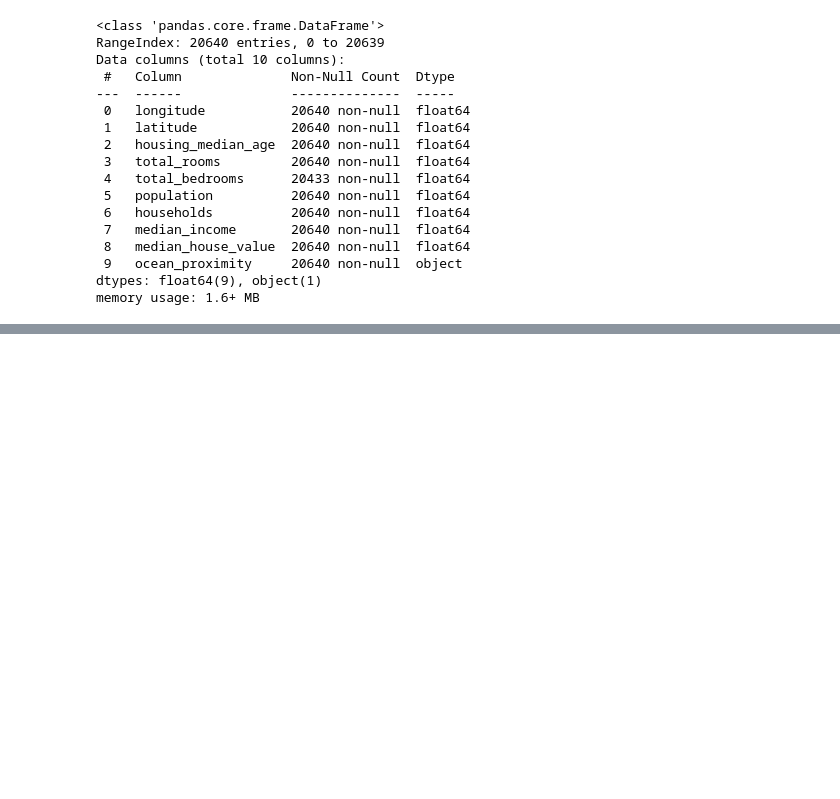
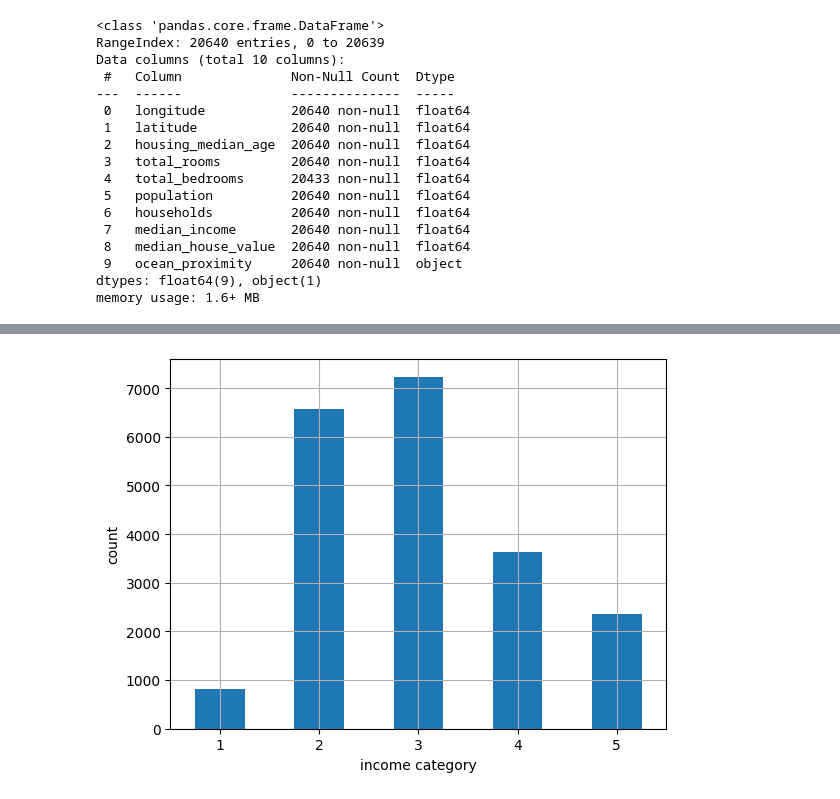
Before and after one commit to gracesjy/handsonml2, a Jupyter notebook: 2장.ipynb, the cells around one changed output, grey strips where cells are left out. Cells and saved outputs as stored; diff of their text form; code cells hidden in the pictures; blank space fills up the shorter version.

```diff
--- a/2장.ipynb
+++ b/2장.ipynb
@@ -60,0 +133,20 @@ memory usage: 1.6+ MB
+# %%
+## 사이킷런을 사용하자.
+from sklearn.model_selection import train_test_split
+
+train_set, test_set = train_test_split(housing, test_size=0.2, random_state=42)
+
+# 단순하게 위 처럼 하면 문제가 예를 들면, 남녀 균등하게 해야 하는데, 먹히지 않을 것이다.
+# 목표는 주택가격 예측이라서 당연히 중간 소득이 중요하고 이에 따른 계층화된 샘플링이 중요하다.
+# 계층화된 샘플링 (stratified sampling)
+# 아래 처럼 한번 보자.
+housing['income_cat'] = pd.cut(housing['median_income'],
+                               bins=[0,1.5,3.0,4.5,6,np.inf], labels=[1,2,3,4,5])
+# %%
+import matplotlib.pyplot as plt
+housing['income_cat'].value_counts().sort_index().plot.bar(rot=0, grid=True)
+plt.xlabel('income category')
+plt.ylabel('count')
+plt.show()
+# %% [output]
+[figure, added]
```
Also changed, not shown: parts of 17 cells of this notebook.
